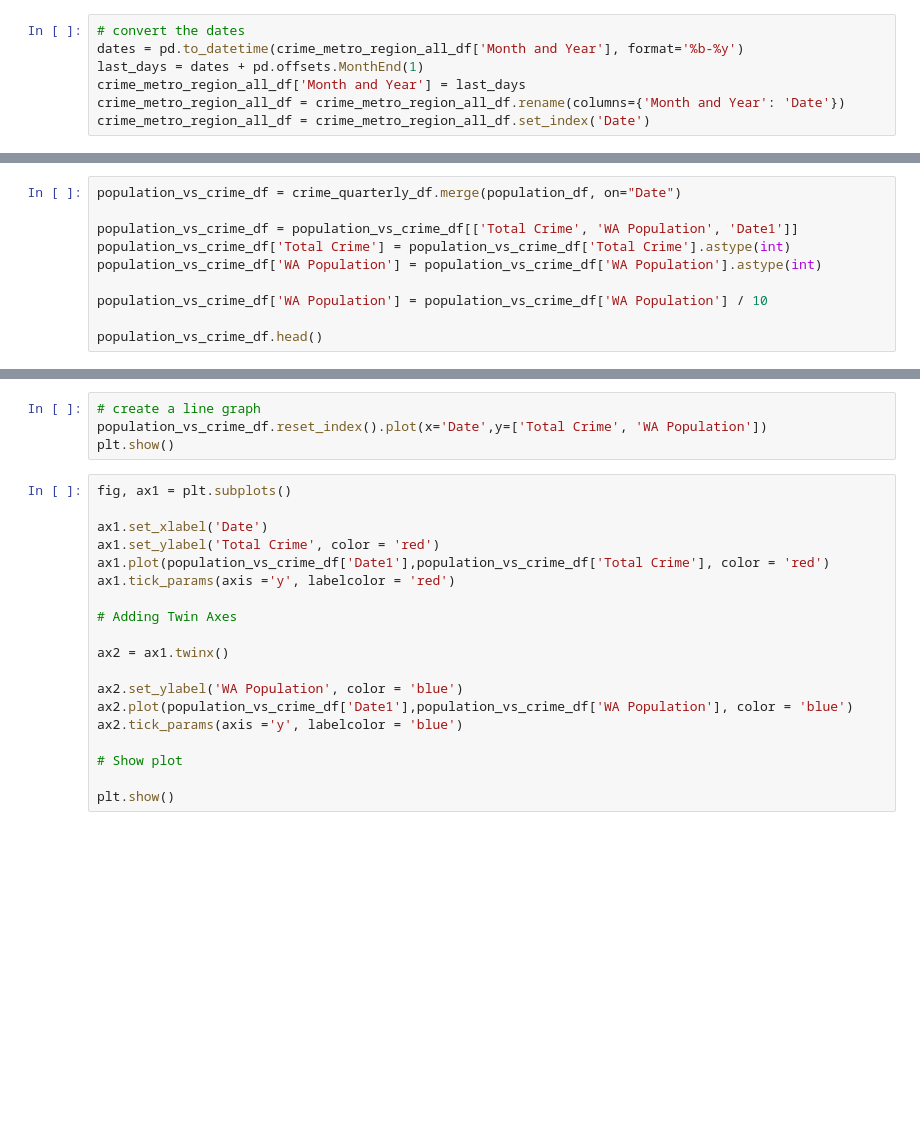
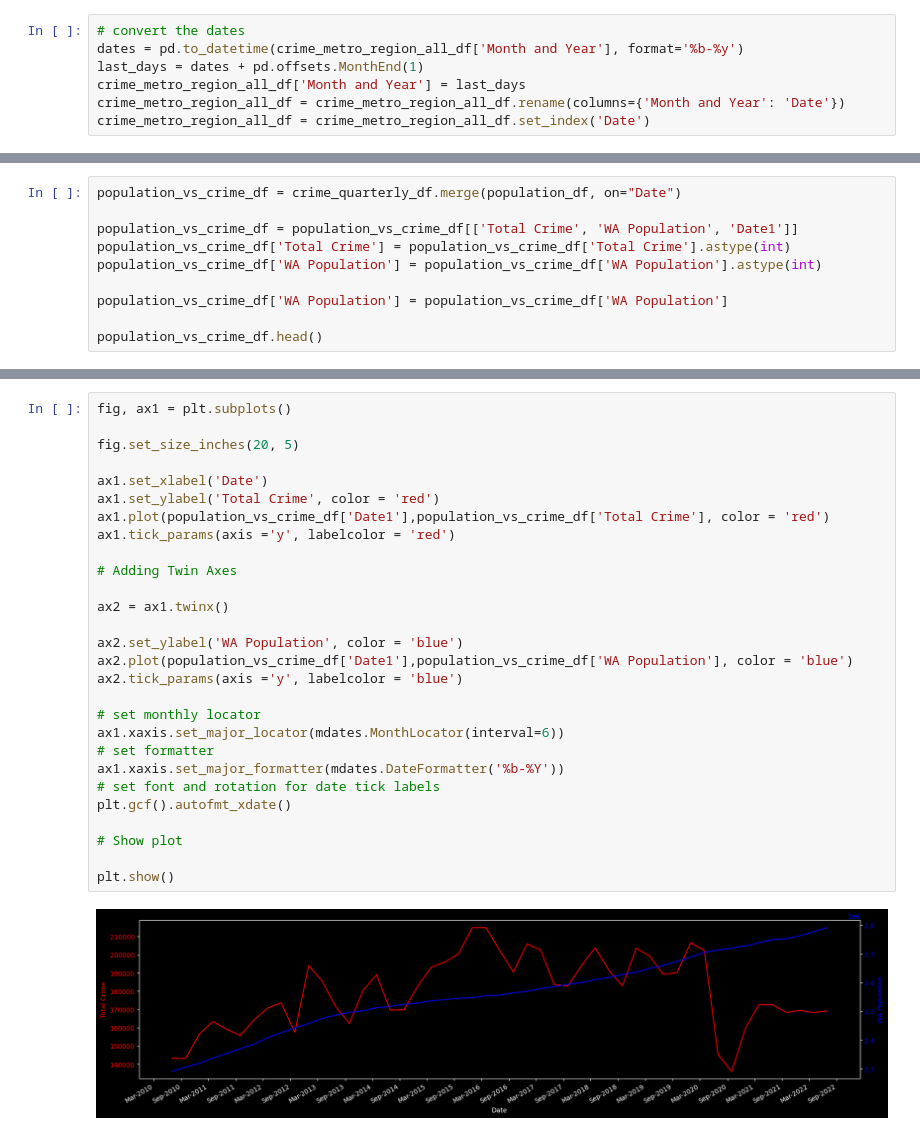
Before and after one commit to DrishP98/Project-1-, a Jupyter notebook: analysis-1.ipynb, the cells around one changed output, grey strips where cells are left out. Saved outputs shown, nothing was run; the diff lists cells and outputs as text; blank space fills up the shorter version.

```diff
--- a/analysis-1.ipynb
+++ b/analysis-1.ipynb
@@ -160,6 +221,6 @@ population_vs_crime_df = population_vs_crime_df[['Total Crime', 'WA Population',
 population_vs_crime_df['Total Crime'] = population_vs_crime_df['Total Crime'].astype(int)
 population_vs_crime_df['WA Population'] = population_vs_crime_df['WA Population'].astype(int)
 
-population_vs_crime_df['WA Population'] = population_vs_crime_df['WA Population'] / 10
+population_vs_crime_df['WA Population'] = population_vs_crime_df['WA Population']
 
 population_vs_crime_df.head()
@@ -166,23 +235,30 @@ population_vs_crime_df.head()
-# %%
-# create a line graph
-population_vs_crime_df.reset_index().plot(x='Date',y=['Total Crime', 'WA Population'])
-plt.show()
 # %%
 fig, ax1 = plt.subplots()
+
+fig.set_size_inches(20, 5)
 
 ax1.set_xlabel('Date')
 ax1.set_ylabel('Total Crime', color = 'red')
 ax1.plot(population_vs_crime_df['Date1'],population_vs_crime_df['Total Crime'], color = 'red')
 ax1.tick_params(axis ='y', labelcolor = 'red')
 
 # Adding Twin Axes
 
 ax2 = ax1.twinx()
 
 ax2.set_ylabel('WA Population', color = 'blue')
 ax2.plot(population_vs_crime_df['Date1'],population_vs_crime_df['WA Population'], color = 'blue')
 ax2.tick_params(axis ='y', labelcolor = 'blue')
 
+# set monthly locator
+ax1.xaxis.set_major_locator(mdates.MonthLocator(interval=6))
+# set formatter
+ax1.xaxis.set_major_formatter(mdates.DateFormatter('%b-%Y'))
+# set font and rotation for date tick labels
+plt.gcf().autofmt_xdate()
+
 # Show plot
 
 plt.show()
+# %% [output]
+[figure, added]
```
Also changed, not shown: parts of 8 cells of this notebook.
